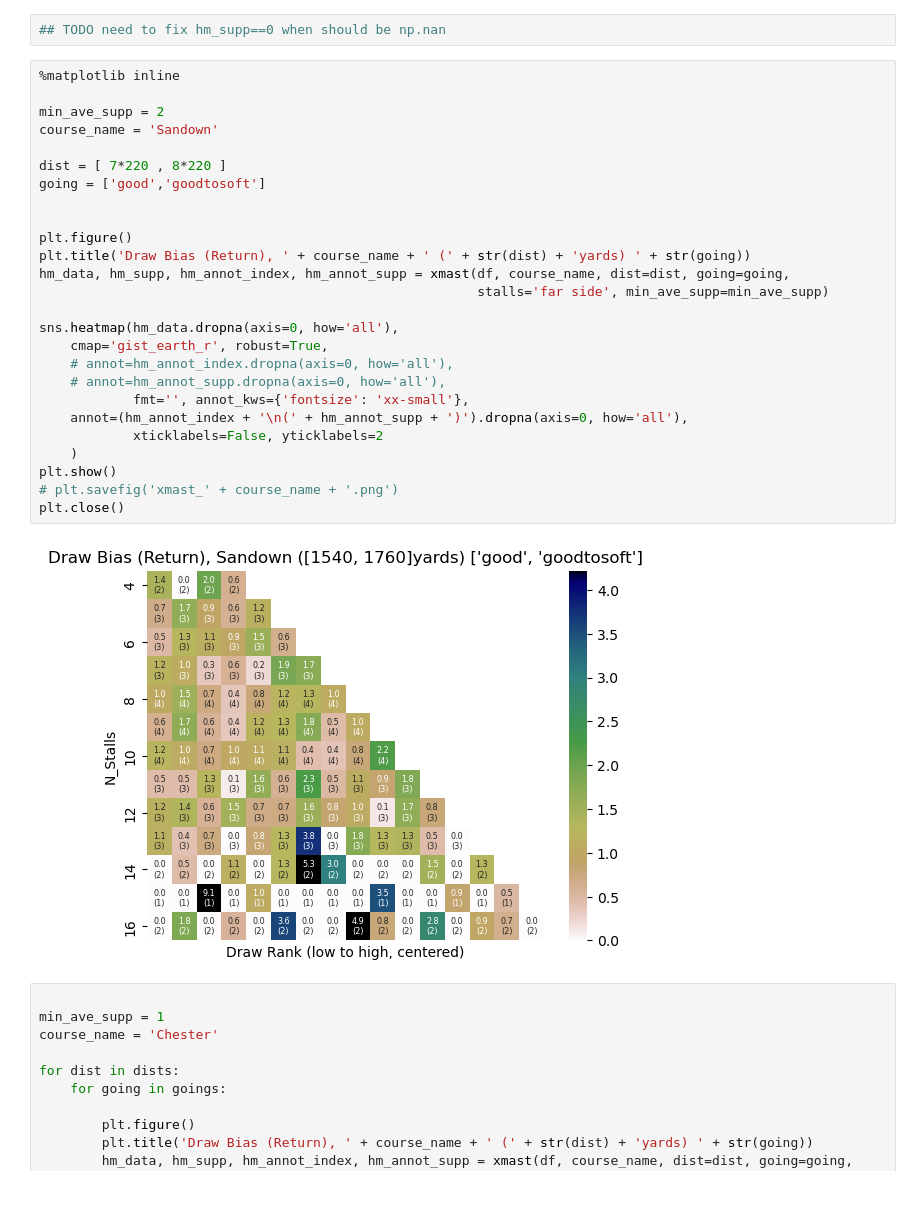
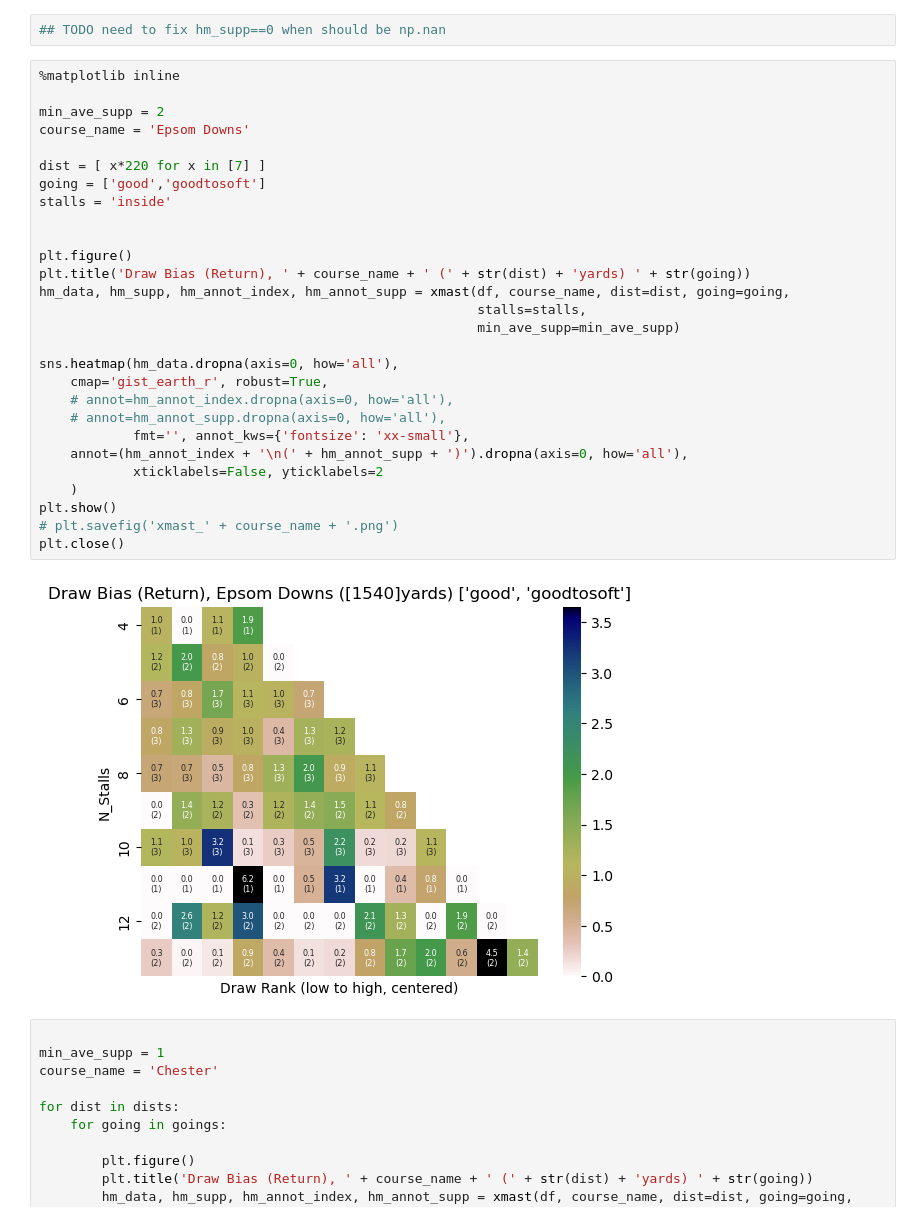
Before and after one commit to robertdavidburbidgephd/formbook, a Jupyter notebook: notebooks/draw_bias_dev7_chs_0.ipynb, the cells around one changed output. Saved outputs shown, nothing was run; the diff lists cells and outputs as text.

```diff
--- a/notebooks/draw_bias_dev7_chs_0.ipynb
+++ b/notebooks/draw_bias_dev7_chs_0.ipynb
@@ -187,31 +188,33 @@ dists = [ [ 5.5*220 ] , [ 13*220+89, 5*220+16 ] , [ 12*220+66 ] , [ 11*220+79 ]
 # %%
 %matplotlib inline
 
 min_ave_supp = 2
-course_name = 'Sandown'
+course_name = 'Epsom Downs'
 
-dist = [ 7*220 , 8*220 ]
+dist = [ x*220 for x in [7] ]
 going = ['good','goodtosoft']
+stalls = 'inside'
 
 
 plt.figure()
 plt.title('Draw Bias (Return), ' + course_name + ' (' + str(dist) + 'yards) ' + str(going))
 hm_data, hm_supp, hm_annot_index, hm_annot_supp = xmast(df, course_name, dist=dist, going=going,
-                                                        stalls='far side', min_ave_supp=min_ave_supp)
+                                                        stalls=stalls,
+                                                        min_ave_supp=min_ave_supp)
 
 sns.heatmap(hm_data.dropna(axis=0, how='all'),
     cmap='gist_earth_r', robust=True,
     # annot=hm_annot_index.dropna(axis=0, how='all'),
     # annot=hm_annot_supp.dropna(axis=0, how='all'),
             fmt='', annot_kws={'fontsize': 'xx-small'},
     annot=(hm_annot_index + '\n(' + hm_annot_supp + ')').dropna(axis=0, how='all'),
             xticklabels=False, yticklabels=2
     )
 plt.show()
 # plt.savefig('xmast_' + course_name + '.png')
 plt.close()
 # %% [output]
-[figure, old version]
+[figure, new version]
 # %%
 
 min_ave_supp = 1
```
Also changed, not shown: parts of 2 cells of this notebook, 5 other files.
